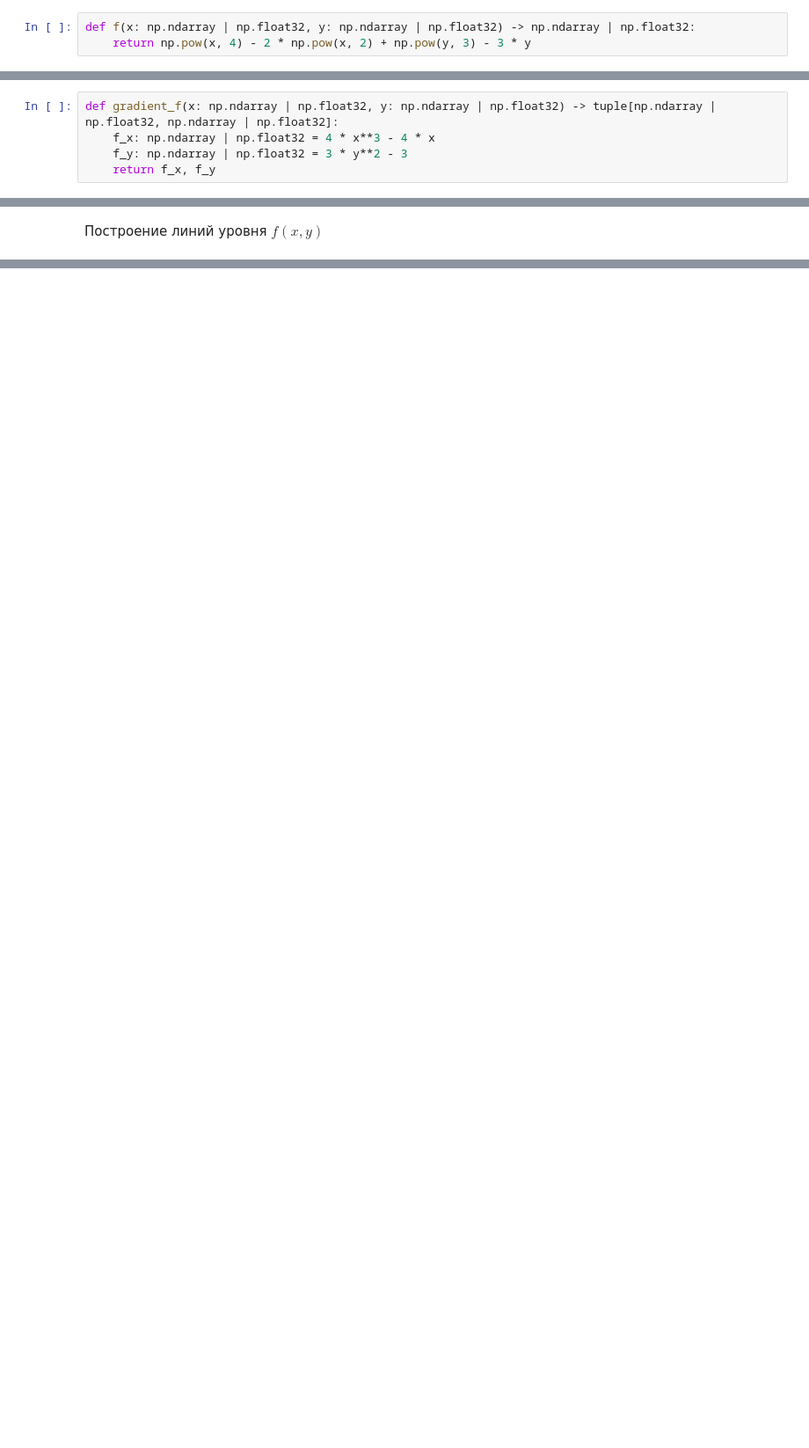
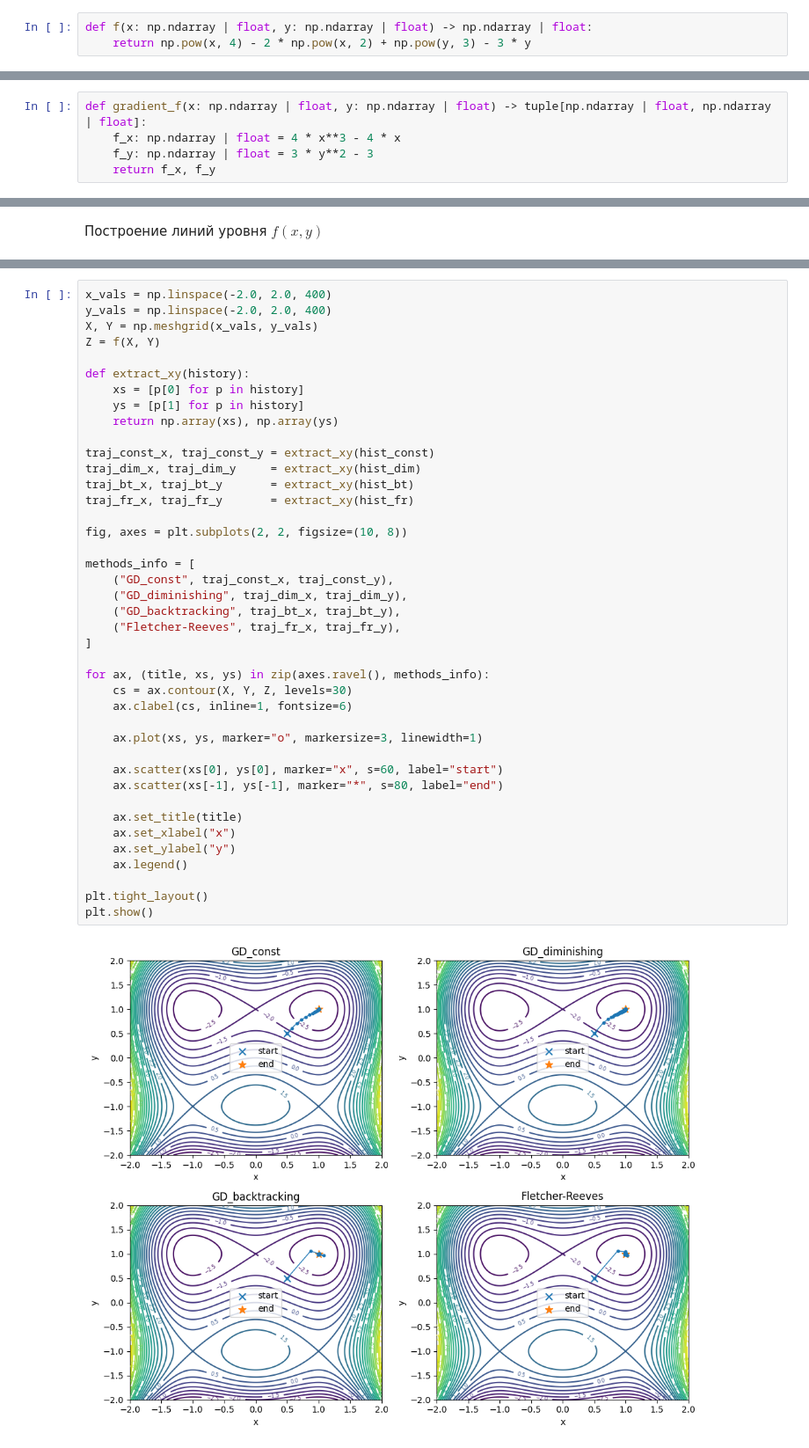
Before and after one commit to mezgou/gradient-optimization-lab, a Jupyter notebook: src/gradient_optimization_analysis.ipynb, the cells around one changed output, grey strips where cells are left out. Shown at 88% size. Drawn from its saved outputs; the diff is of its cells as text; blank space fills up the shorter version.

```diff
--- a/src/gradient_optimization_analysis.ipynb
+++ b/src/gradient_optimization_analysis.ipynb
@@ -8,14 +12,14 @@ from mpl_toolkits.mplot3d import Axes3D
 # %% [markdown]
 Функция $f(x, y) = x^4 - 2x^2 + y^3 - 3y$
 # %%
-def f(x: np.ndarray | np.float32, y: np.ndarray | np.float32) -> np.ndarray | np.float32:
+def f(x: np.ndarray | float, y: np.ndarray | float) -> np.ndarray | float:
     return np.pow(x, 4) - 2 * np.pow(x, 2) + np.pow(y, 3) - 3 * y
 # %% [markdown]
 Градиент $f(x, y)$ = $(\frac{\partial f}{\partial x}(x, y), \frac{\partial f}{\partial y}(x, y))$
 # %%
-def gradient_f(x: np.ndarray | np.float32, y: np.ndarray | np.float32) -> tuple[np.ndarray | np.float32, np.ndarray | np.float32]:
-    f_x: np.ndarray | np.float32 = 4 * x**3 - 4 * x
-    f_y: np.ndarray | np.float32 = 3 * y**2 - 3
+def gradient_f(x: np.ndarray | float, y: np.ndarray | float) -> tuple[np.ndarray | float, np.ndarray | float]:
+    f_x: np.ndarray | float = 4 * x**3 - 4 * x
+    f_y: np.ndarray | float = 3 * y**2 - 3
     return f_x, f_y
 # %% [markdown]
 Задаем необходимые константы
@@ -78,0 +147,43 @@ plt.show()
+# %%
+x_vals = np.linspace(-2.0, 2.0, 400)
+y_vals = np.linspace(-2.0, 2.0, 400)
+X, Y = np.meshgrid(x_vals, y_vals)
+Z = f(X, Y)
+
+def extract_xy(history):
+    xs = [p[0] for p in history]
+    ys = [p[1] for p in history]
+    return np.array(xs), np.array(ys)
+
+traj_const_x, traj_const_y = extract_xy(hist_const)
+traj_dim_x, traj_dim_y     = extract_xy(hist_dim)
+traj_bt_x, traj_bt_y       = extract_xy(hist_bt)
+traj_fr_x, traj_fr_y       = extract_xy(hist_fr)
+
+fig, axes = plt.subplots(2, 2, figsize=(10, 8))
+
+methods_info = [
+    ("GD_const", traj_const_x, traj_const_y),
+    ("GD_diminishing", traj_dim_x, traj_dim_y),
+    ("GD_backtracking", traj_bt_x, traj_bt_y),
+    ("Fletcher-Reeves", traj_fr_x, traj_fr_y),
+]
+
+for ax, (title, xs, ys) in zip(axes.ravel(), methods_info):
+    cs = ax.contour(X, Y, Z, levels=30)
+    ax.clabel(cs, inline=1, fontsize=6)
+
+    ax.plot(xs, ys, marker="o", markersize=3, linewidth=1)
+
+    ax.scatter(xs[0], ys[0], marker="x", s=60, label="start")
+    ax.scatter(xs[-1], ys[-1], marker="*", s=80, label="end")
+
+    ax.set_title(title)
+    ax.set_xlabel("x")
+    ax.set_ylabel("y")
+    ax.legend()
+
+plt.tight_layout()
+plt.show()
+# %% [output]
+[figure, added]
```
Also changed, not shown: parts of 23 cells of this notebook, 7 other files.
